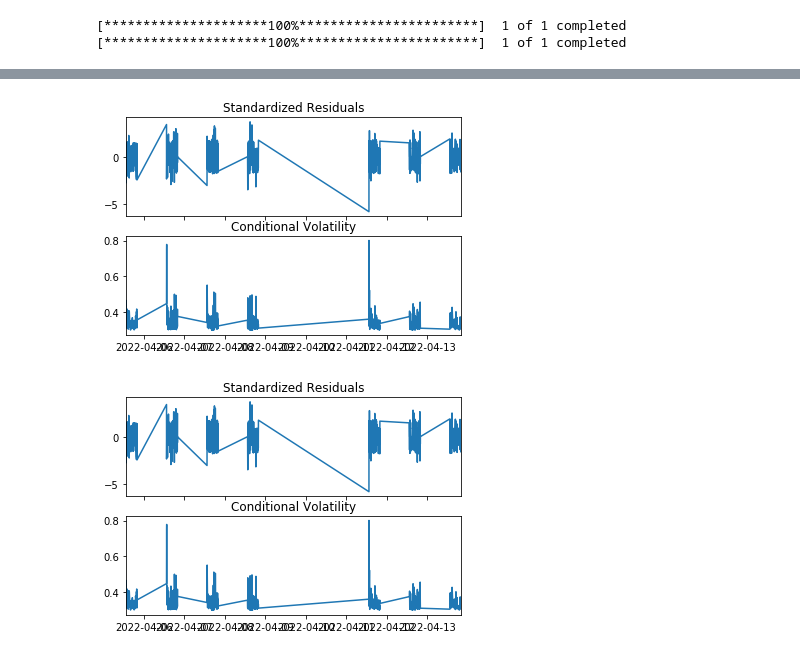
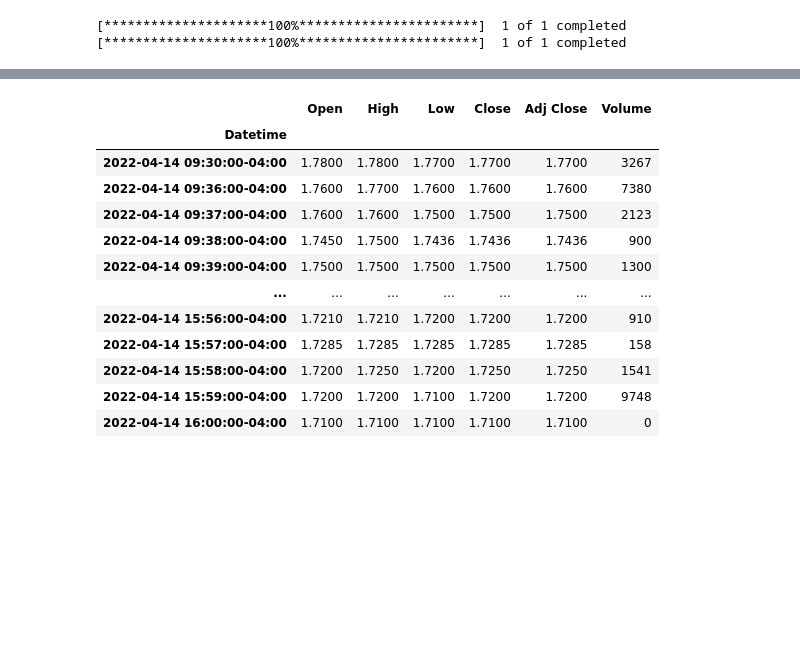
Before and after one commit to Wichaelian/QuantMacroSP2022, a Jupyter notebook: GARCH.ipynb, the cells around one changed output, grey strips where cells are left out. Saved outputs shown, nothing was run; the diff lists cells and outputs as text; code cells hidden in the pictures; blank space fills up the shorter version.

```diff
--- a/GARCH.ipynb
+++ b/GARCH.ipynb
@@ -50,11 +66,19 @@ lambda     9.0647e-03  2.181e-02      0.416      0.678 [-3.368e-02,5.181e-02]
 =============================================================================
 
 Covariance estimator: robust
-# %%
-zyne_res.plot()
-# %% [output]
-[figure, removed]
-[figure, removed]
 # %%
-zyne["Close"]
+zyne[-117:]
 # %% [output]
+|  | Open | High | Low | Close | Adj Close | Volume |
+| Datetime |  |  |  |  |  |  |
+| 2022-04-14 09:30:00-04:00 | 1.7800 | 1.7800 | 1.7700 | 1.7700 | 1.7700 | 3267 |
+| 2022-04-14 09:36:00-04:00 | 1.7600 | 1.7700 | 1.7600 | 1.7600 | 1.7600 | 7380 |
+| 2022-04-14 09:37:00-04:00 | 1.7600 | 1.7600 | 1.7500 | 1.7500 | 1.7500 | 2123 |
+| 2022-04-14 09:38:00-04:00 | 1.7450 | 1.7500 | 1.7436 | 1.7436 | 1.7436 | 900 |
+| 2022-04-14 09:39:00-04:00 | 1.7500 | 1.7500 | 1.7500 | 1.7500 | 1.7500 | 1300 |
+| ... | ... | ... | ... | ... | ... | ... |
+| 2022-04-14 15:56:00-04:00 | 1.7210 | 1.7210 | 1.7200 | 1.7200 | 1.7200 | 910 |
+| 2022-04-14 15:57:00-04:00 | 1.7285 | 1.7285 | 1.7285 | 1.7285 | 1.7285 | 158 |
+| 2022-04-14 15:58:00-04:00 | 1.7200 | 1.7250 | 1.7200 | 1.7250 | 1.7250 | 1541 |
+| 2022-04-14 15:59:00-04:00 | 1.7200 | 1.7200 | 1.7100 | 1.7200 | 1.7200 | 9748 |
+| 2022-04-14 16:00:00-04:00 | 1.7100 | 1.7100 | 1.7100 | 1.7100 | 1.7100 | 0 |
```
Also changed, not shown: parts of 13 cells of this notebook.
